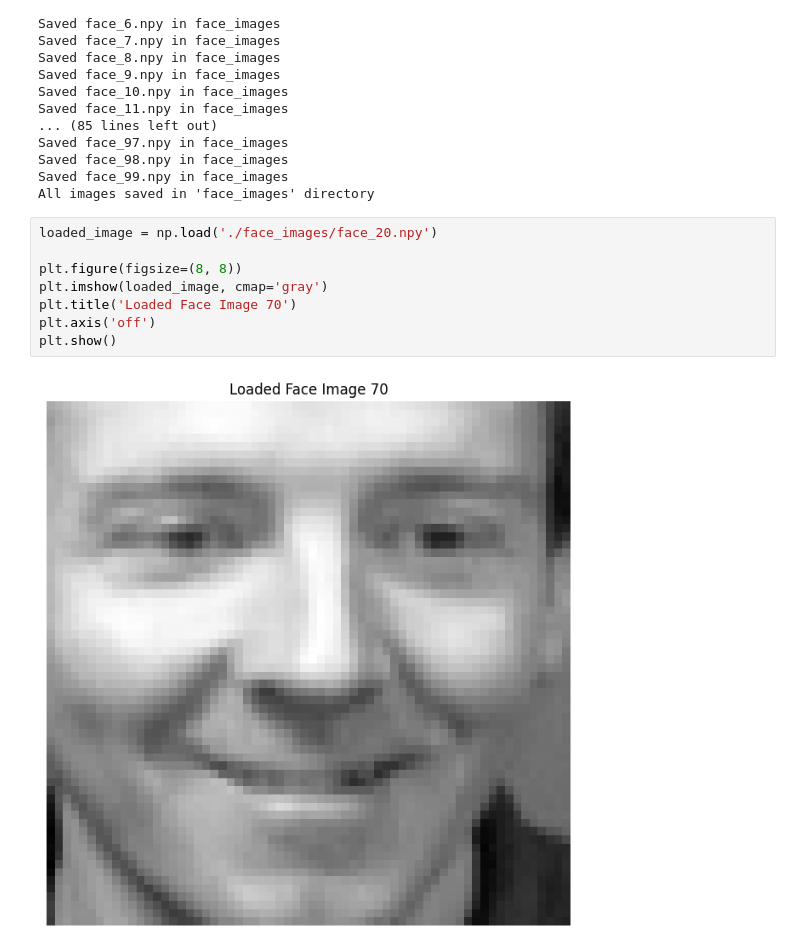
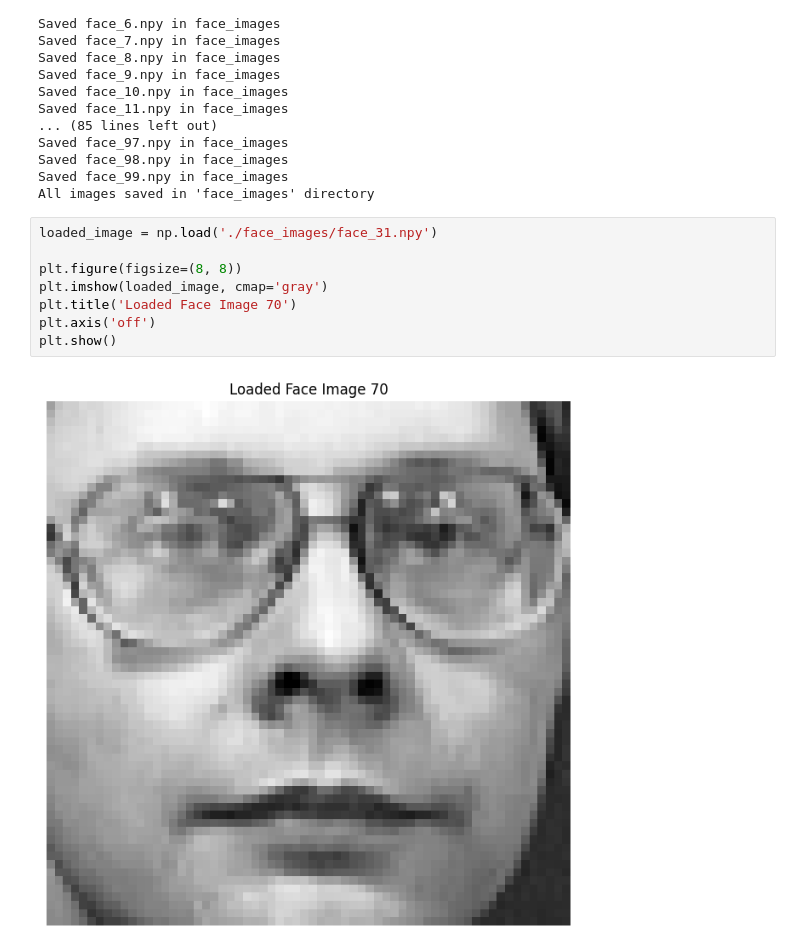
Before and after one commit to GauravR1206/Sandbox-Science, a Jupyter notebook: make_faces.ipynb, the cells around one changed output. Saved outputs shown, nothing was run; the diff lists cells and outputs as text.

```diff
--- a/make_faces.ipynb
+++ b/make_faces.ipynb
@@ -59,12 +59,12 @@ Saved face_98.npy in face_images
 Saved face_99.npy in face_images
 All images saved in 'face_images' directory
 # %%
-loaded_image = np.load('./face_images/face_20.npy')
+loaded_image = np.load('./face_images/face_31.npy')
 
 plt.figure(figsize=(8, 8))
 plt.imshow(loaded_image, cmap='gray')
 plt.title('Loaded Face Image 70')
 plt.axis('off')
 plt.show()
 # %% [output]
-[figure, old version]
+[figure, new version]
```
Also changed, not shown: 3 other files.
